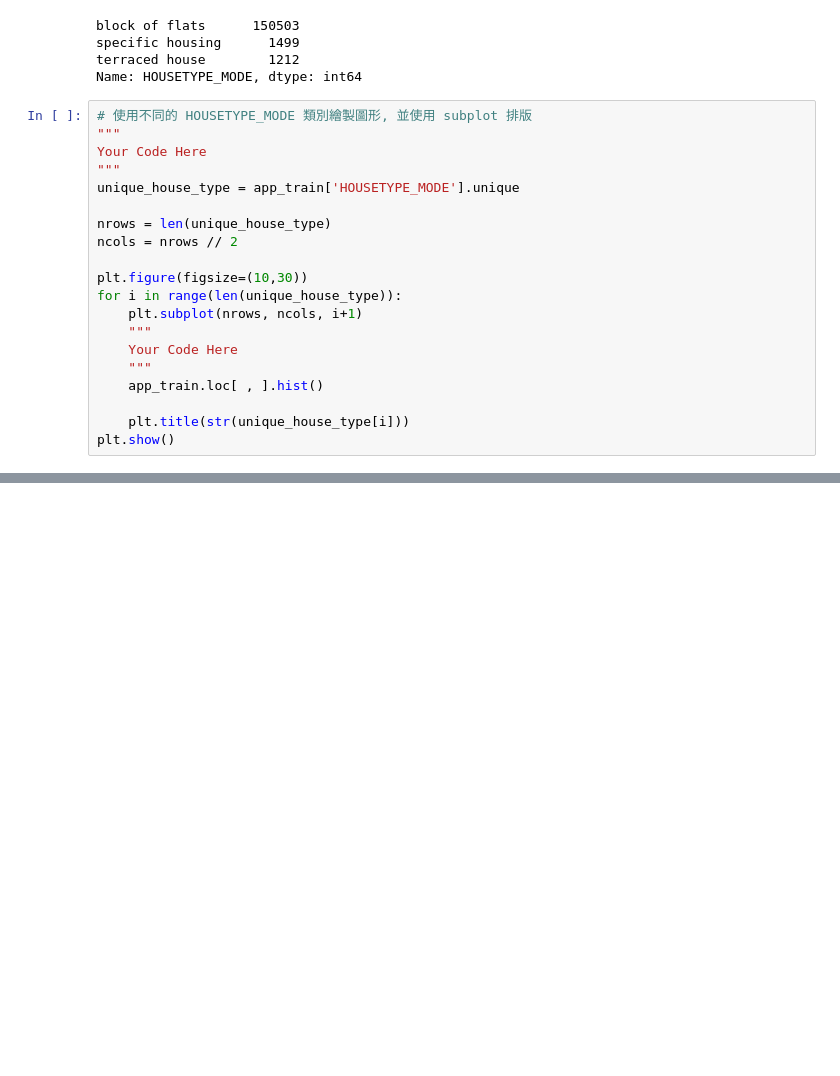
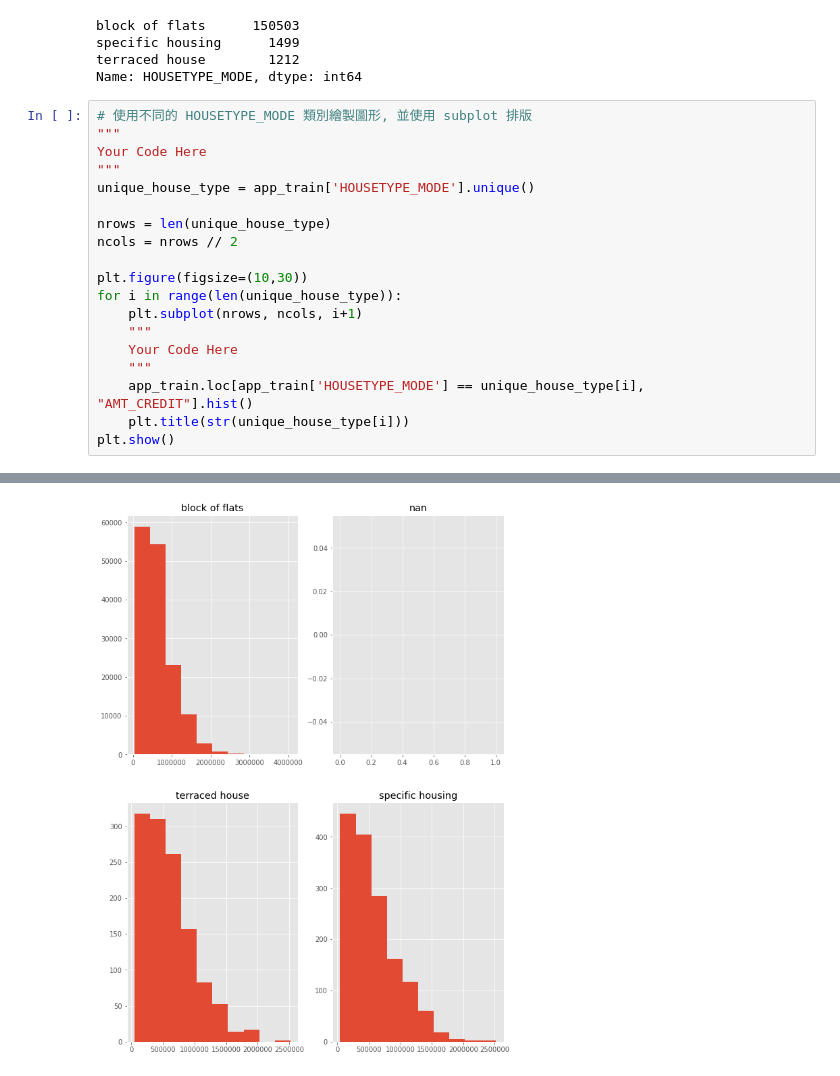
Before and after one commit to arthung/DL-CVMarathon, a Jupyter notebook: Day_019_HW.ipynb, the cells around one changed output, grey strips where cells are left out. Saved outputs shown, nothing was run; the diff lists cells and outputs as text; blank space fills up the shorter version.

```diff
--- a/Day_019_HW.ipynb
+++ b/Day_019_HW.ipynb
@@ -51,7 +51,7 @@ Name: HOUSETYPE_MODE, dtype: int64
 """
 Your Code Here
 """
-unique_house_type = app_train['HOUSETYPE_MODE'].unique
+unique_house_type = app_train['HOUSETYPE_MODE'].unique()
 
 nrows = len(unique_house_type)
 ncols = nrows // 2
@@ -62,8 +62,7 @@ for i in range(len(unique_house_type)):
     """
     Your Code Here
     """
-    app_train.loc[ , ].hist()
-
+    app_train.loc[app_train['HOUSETYPE_MODE'] == unique_house_type[i], "AMT_CREDIT"].hist()
     plt.title(str(unique_house_type[i]))
 plt.show()
 # %% [output]
@@ -70,0 +69 @@ SyntaxError: invalid syntax (<ipython-input-8-55f63faf41cf>, line 16)
+[figure, added]
```
Also changed, not shown: parts of 1 cell of this notebook.
